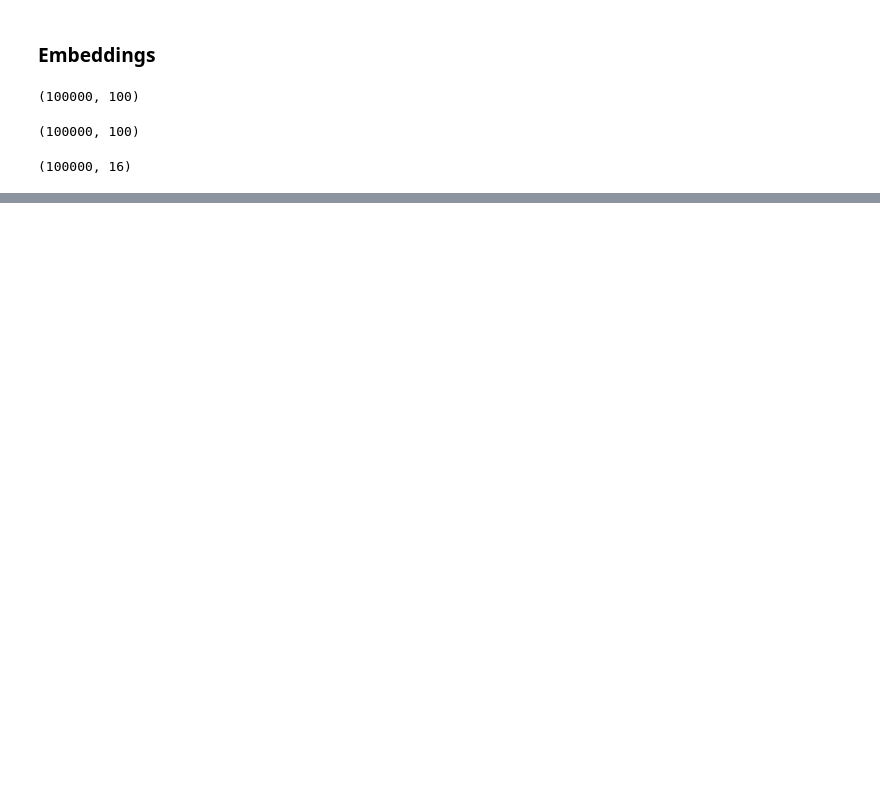
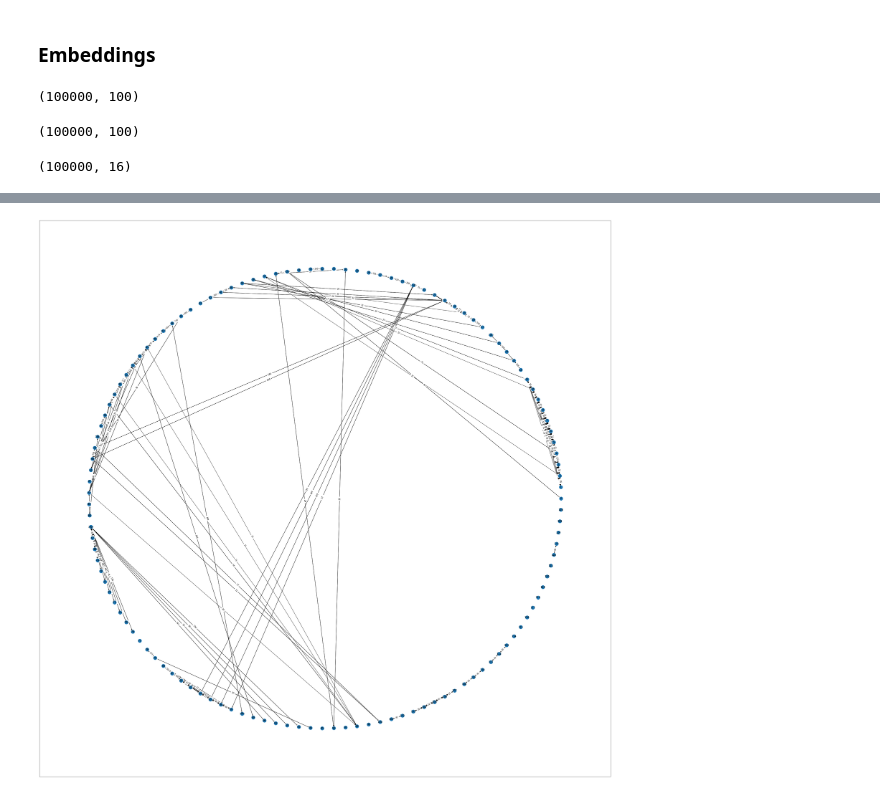
Before and after one commit to SiriusSOTA/ClusterLog, a Jupyter notebook: transform.ipynb, the cells around one changed output, grey strips where cells are left out. Drawn from its saved outputs; the diff is of its cells as text; code cells hidden in the pictures; blank space fills up the shorter version.

```diff
--- a/transform.ipynb
+++ b/transform.ipynb
@@ -330,0 +336,23 @@ array([ 0,  0,  0, ..., 48, 50, 50])
+# %%
+weights = {}
+for i in range(len(clustering.labels_) - 1):
+    edge = (clustering.labels_[i], clustering.labels_[i + 1])
+    weights[edge] = weights.get(edge, 0) + 1
+# %%
+edges = list((a, b, c) for (a, b), c in weights.items())
+edges = sorted(edges, key=lambda x: x[2], reverse=True)
+k = max(2, int(np.log(len(labels))))
+edges = edges[:len(labels) * k]
+# %%
+G = nx.DiGraph()
+G.add_nodes_from(labels)
+G.add_weighted_edges_from(edges)
+# %%
+arc_weight = nx.get_edge_attributes(G, 'weight')
+node_pos = nx.circular_layout(G)
+# %%
+plt.figure(figsize=(50, 50))
+nx.draw_networkx(G, node_pos)
+_ = nx.draw_networkx_edge_labels(G, node_pos, edge_labels=arc_weight)
+# %% [output]
+[figure, added]
```
Also changed, not shown: parts of 16 cells of this notebook.
